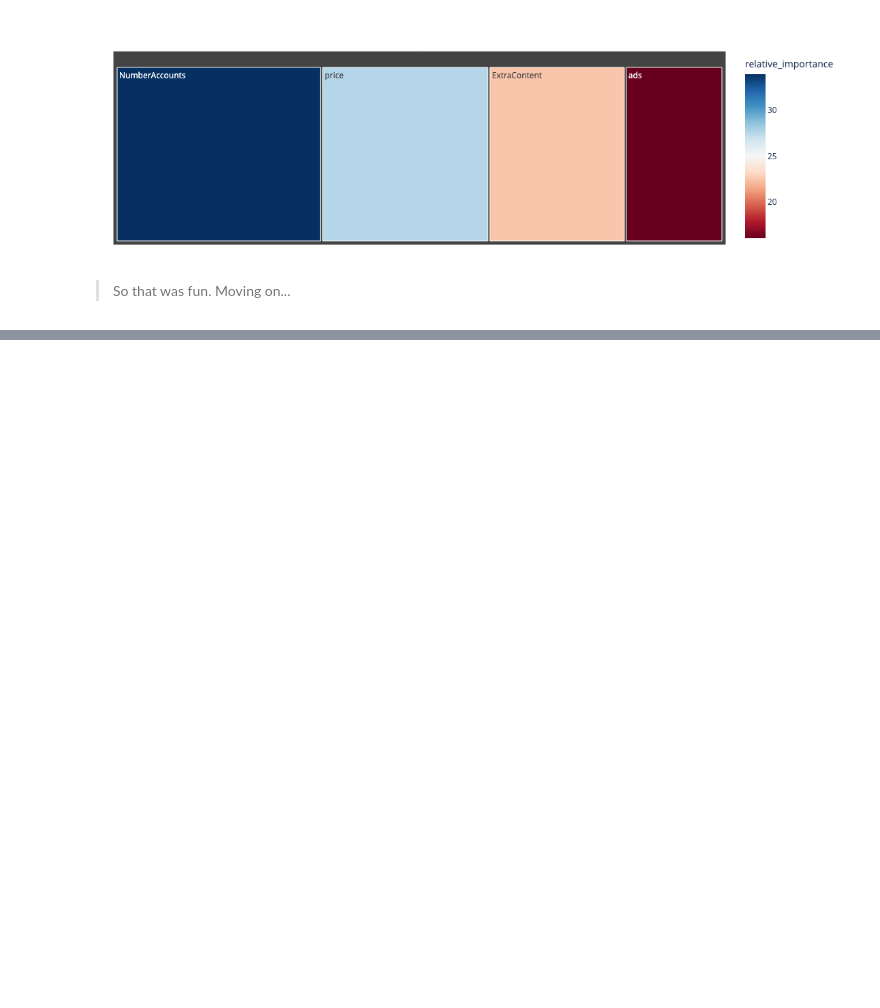
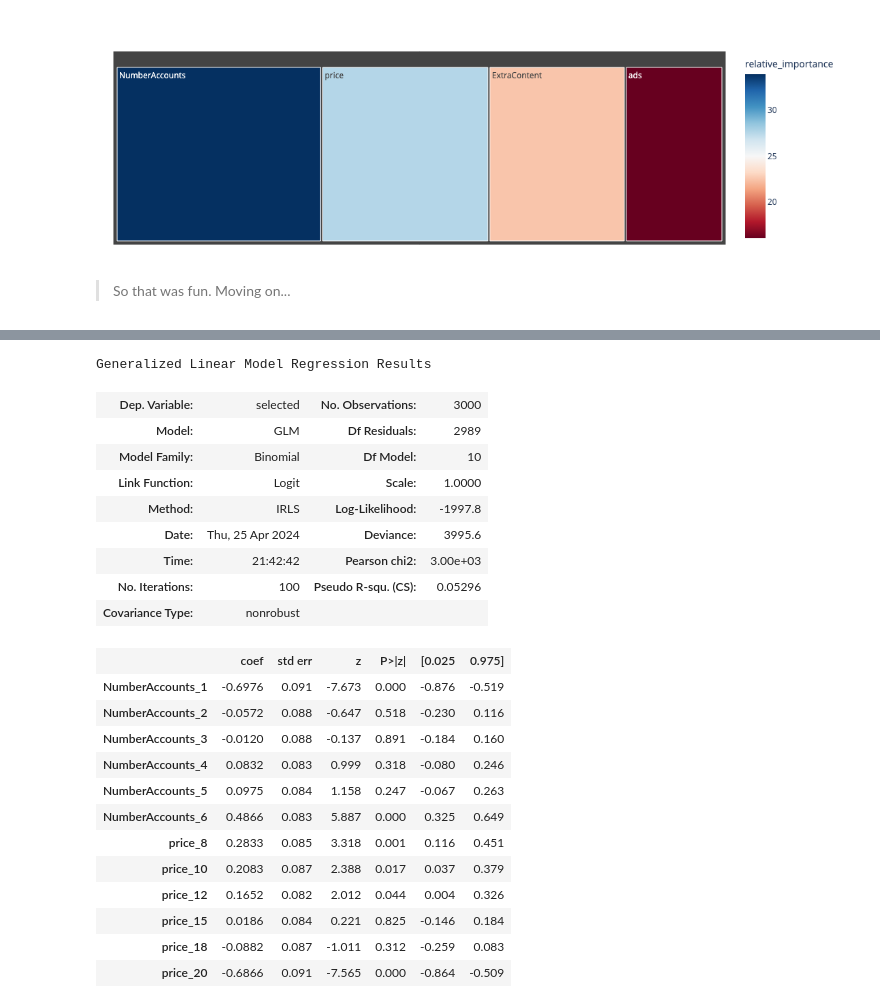
Before and after one commit to kjon-life/conjoint_analyses, a Jupyter notebook: notebooks/Conjoint_Analysis.ipynb, the cells around one changed output, grey strips where cells are left out. Cells and saved outputs as stored; diff of their text form; code cells hidden in the pictures; blank space fills up the shorter version.

```diff
--- a/notebooks/Conjoint_Analysis.ipynb
+++ b/notebooks/Conjoint_Analysis.ipynb
@@ -402,0 +405,4 @@ fig.show()
+# %%
+# Create Interaction terms
+df['content_ads'] = df.ExtraContent + "_" + df.ads
+df.head()
@@ -402,0 +416,3 @@ fig.show()
+# %%
+df_interaction = df.drop(columns = ['ExtraContent', 'ads'])
+df_interaction.head()
@@ -402,0 +426,5 @@ fig.show()
+# %%
+# Isolate Y and y
+y = df_interaction.selected
+X = df_interaction.drop(columns = ['selected', 'customerid'])
+X.head(2)
@@ -402,0 +446,30 @@ fig.show()
+# %%
+# Build the Regression Model
+model2 = sm.GLM(y,
+               X_dummy,
+               family = sm.families.Binomial()).fit()
+model2.summary()
+# %% [output]
+Generalized Linear Model Regression Results
+| Dep. Variable: | selected | No. Observations: | 3000 |
+| Model: | GLM | Df Residuals: | 2989 |
+| Model Family: | Binomial | Df Model: | 10 |
+| Link Function: | Logit | Scale: | 1.0000 |
+| Method: | IRLS | Log-Likelihood: | -1997.8 |
+| Date: | Thu, 25 Apr 2024 | Deviance: | 3995.6 |
+| Time: | 21:42:42 | Pearson chi2: | 3.00e+03 |
+| No. Iterations: | 100 | Pseudo R-squ. (CS): | 0.05296 |
+| Covariance Type: | nonrobust |  |  |
+|  | coef | std err | z | P>|z| | [0.025 | 0.975] |
+| NumberAccounts_1 | -0.6976 | 0.091 | -7.673 | 0.000 | -0.876 | -0.519 |
+| NumberAccounts_2 | -0.0572 | 0.088 | -0.647 | 0.518 | -0.230 | 0.116 |
+| NumberAccounts_3 | -0.0120 | 0.088 | -0.137 | 0.891 | -0.184 | 0.160 |
+| NumberAccounts_4 | 0.0832 | 0.083 | 0.999 | 0.318 | -0.080 | 0.246 |
+| NumberAccounts_5 | 0.0975 | 0.084 | 1.158 | 0.247 | -0.067 | 0.263 |
+| NumberAccounts_6 | 0.4866 | 0.083 | 5.887 | 0.000 | 0.325 | 0.649 |
+| price_8 | 0.2833 | 0.085 | 3.318 | 0.001 | 0.116 | 0.451 |
+| price_10 | 0.2083 | 0.087 | 2.388 | 0.017 | 0.037 | 0.379 |
+| price_12 | 0.1652 | 0.082 | 2.012 | 0.044 | 0.004 | 0.326 |
+| price_15 | 0.0186 | 0.084 | 0.221 | 0.825 | -0.146 | 0.184 |
+| price_18 | -0.0882 | 0.087 | -1.011 | 0.312 | -0.259 | 0.083 |
+| price_20 | -0.6866 | 0.091 | -7.565 | 0.000 | -0.864 | -0.509 |
```
Also changed, not shown: parts of 10 cells of this notebook.
